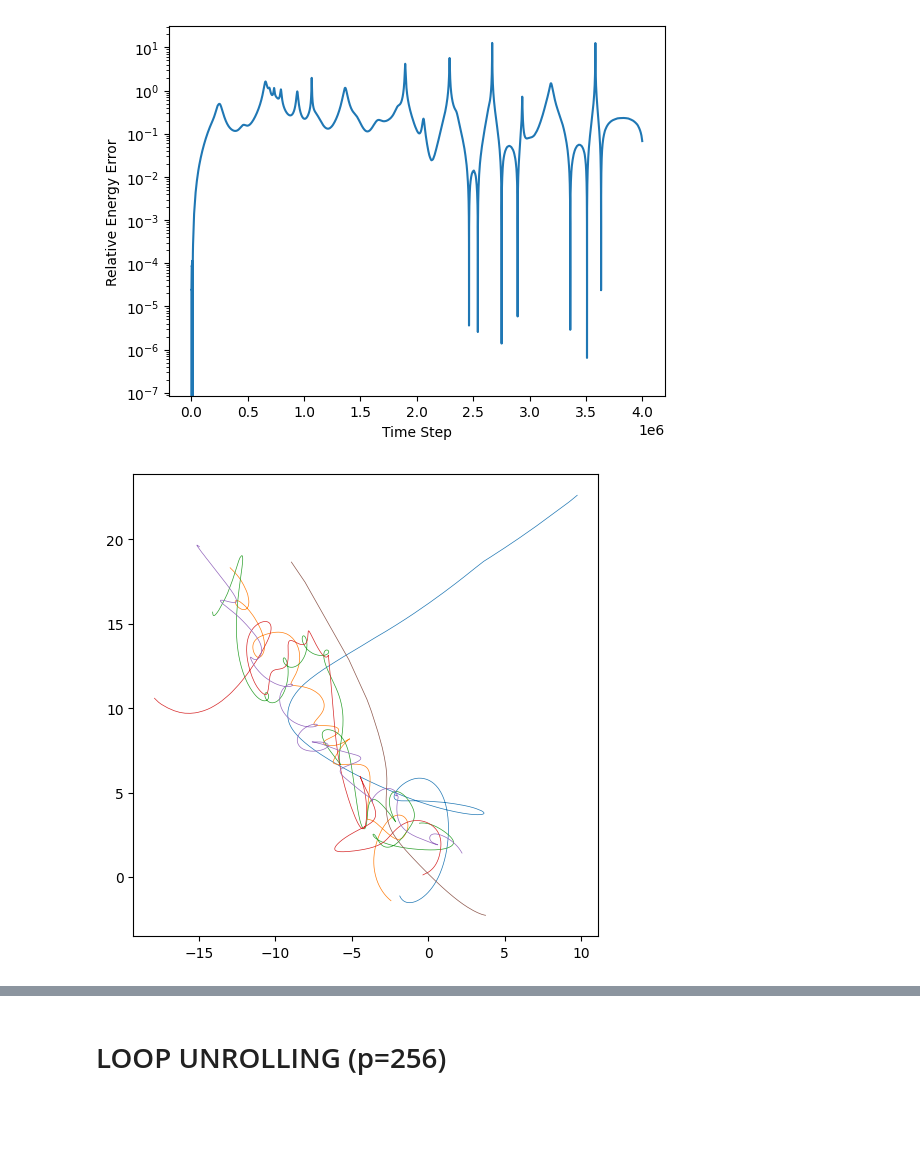
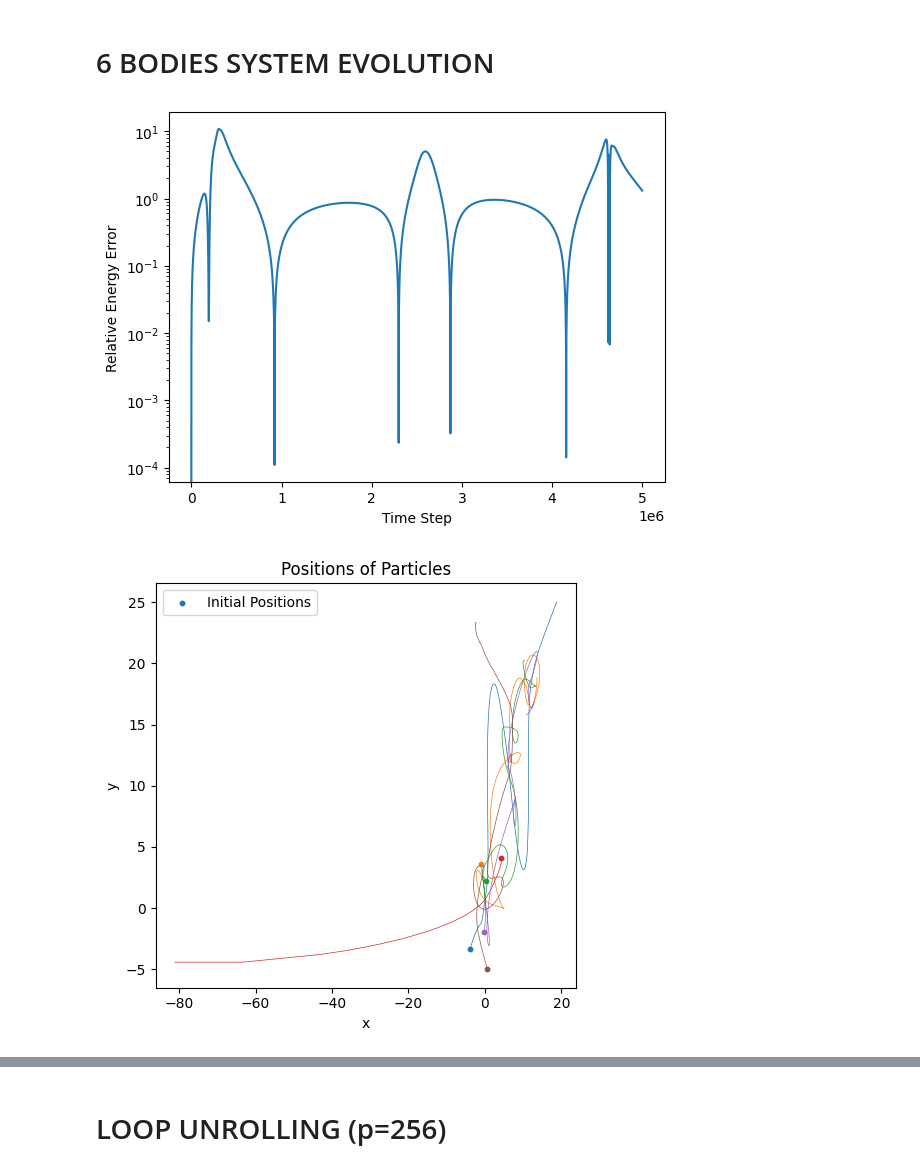
Before and after one commit to Berto70/nbody_cuda, a Jupyter notebook: plot/test.ipynb, the cells around one changed output, grey strips where cells are left out. Cells and saved outputs as stored; diff of their text form; code cells hidden in the pictures; blank space fills up the shorter version.

Commit message:
plots and gif

```diff
--- a/plot/test.ipynb
+++ b/plot/test.ipynb
@@ -4,4 +4,6 @@ import pandas as pd
 import matplotlib.pyplot as plt
 from PIL import Image
 %matplotlib inline
+# %% [markdown]
+# 6 BODIES SYSTEM EVOLUTION
 # %%
@@ -11,23 +13,28 @@ en_0 = df['e_tot'][0]
 # %%
-plt.plot(df['t_step'][:400000], np.abs((df['e_tot'][:400000] - en_0)/en_0))
+plt.plot(energy_df['t_step'], np.abs((energy_df['e_tot'] - en_0)/en_0))
 plt.xlabel('Time Step')
 plt.ylabel('Relative Energy Error')
 plt.yscale('log')
 # %% [output]
-[figure, old version]
+[figure, new version]
 # %%
-df = pd.read_csv('../../serial_output.csv')
+pos_df = pd.read_csv('../../parallel_output.csv')
 # %%
-N = df['ID'].max()+1
+N = pos_df['ID'].max()+1
 # %%
-fig, ax = plt.subplots(1,1, figsize=(6,6))
+fig, ax = plt.subplots(1,1, figsize=(5,5))
 
 for i in range(N):
-    ax.plot(df[df['ID']==i]['pos_z'][:400000], df[df['ID']==i]['pos_x'][:400000], linewidth=0.5)
+    ax.plot(pos_df[pos_df['ID']==i]['pos_x'], pos_df[pos_df['ID']==i]['pos_y'], linewidth=0.5)
+    ax.scatter(pos_df[pos_df['ID']==i]['pos_x'].iloc[0], pos_df[pos_df['ID']==i]['pos_y'].iloc[0], s=10, label='Initial Positions' if i==0 else None)
 
 # ax.set_xlim(-10,10)
 # ax.set_ylim(-10,10)
-
+plt.title('Positions of Particles')
+plt.xlabel('x')
+plt.ylabel('y')
+plt.legend()
+plt.tight_layout()
 plt.show()
 # %% [output]
-[figure, old version]
+[figure, new version]
```
Also changed, not shown: parts of 12 cells of this notebook.
